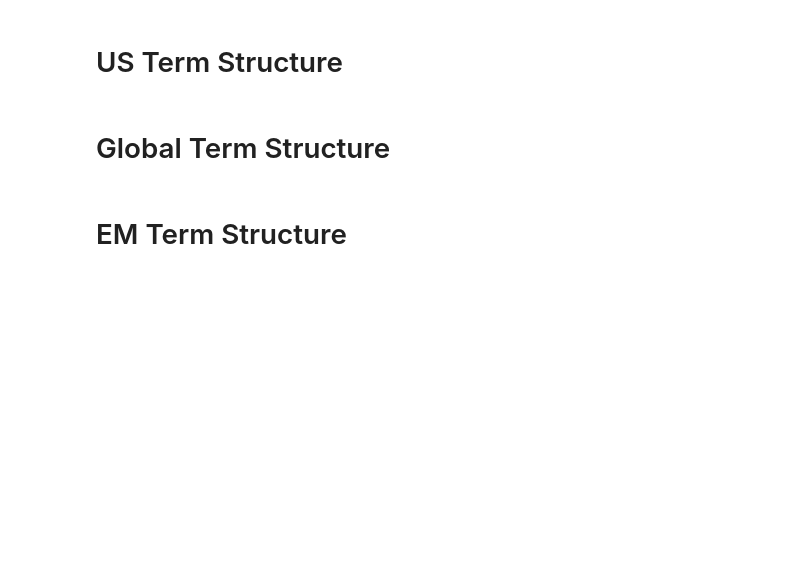
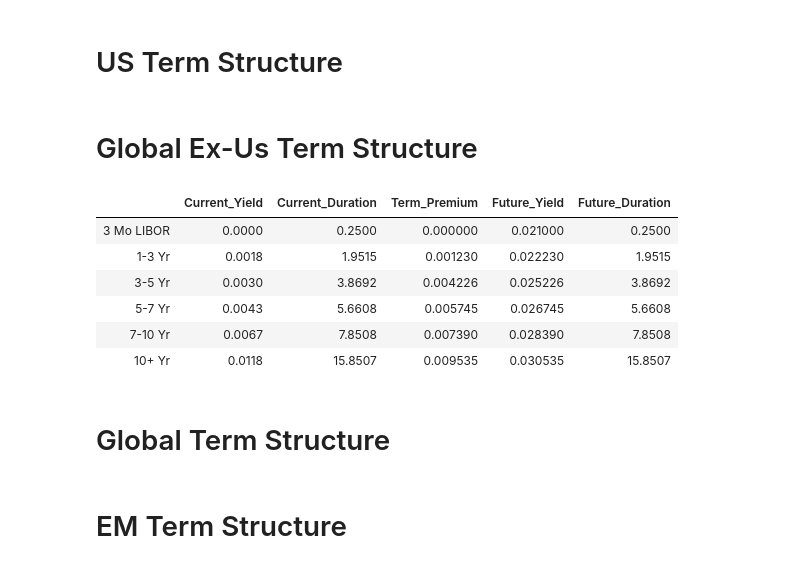
Before and after one commit to xbbld4x/CMAs, a Jupyter notebook: fixed_income_calcs.ipynb, the cells around one changed output. Drawn from its saved outputs; the diff is of its cells as text; code cells hidden in the pictures; blank space fills up the shorter version.

```diff
--- a/fixed_income_calcs.ipynb
+++ b/fixed_income_calcs.ipynb
@@ -14,7 +14,7 @@ from scipy.stats import mstats
 # %%
 # Date range for dataframes
 last_date = datetime.strptime(cma.val_dict['as_of_date'], '%m-%d-%Y')
-first_date = last_date - relativedelta(years=20)
+first_date = last_date - relativedelta(years=20) + relativedelta(months=1)
 # %% [markdown]
 # US Term Structure
 # %%
@@ -23,8 +23,8 @@ df_treas_yields = pd.read_excel('P:\\Advisory\\Research\\Automation\\CMAs\\Data\
 df_treas_durations = pd.read_excel('P:\\Advisory\\Research\\Automation\\CMAs\\data\\term_structure_data.xlsx', sheet_name='us_treas_dur', index_col=0)
 
 # Filter dataframes to only include 20 years of data
-df_treas_yields = df_treas_yields.loc[:cma.val_dict['as_of_date'], :]
-df_treas_durations = df_treas_durations.loc[:cma.val_dict['as_of_date'], :]
+df_treas_yields = df_treas_yields.loc[first_date:last_date, :]
+df_treas_durations = df_treas_durations.loc[first_date:last_date, :]
 
 # Get latest values
 current_yield_list = (df_treas_yields.iloc[-1,:] / 100).round(4)
@@ -106,3 +105,5 @@ for i in range(0, 11):
 
 df_us_yield_curves = pd.DataFrame(curve_list).T
 df_us_yield_curves['Term Structure'] = term_structure
+# %% [markdown]
+# Global Ex-Us Term Structure
@@ -108,0 +135,36 @@ df_us_yield_curves['Term Structure'] = term_structure
+# %%
+# Global term premium
+iteration_list_gl_tp = [abs(df_us_yield_curves['Term Structure'] - x).idxmin() for x in gl_exus_current_duration_list]
+
+for i in range(6):
+    gl_exus_term_premium = [df_us_yield_curves.iloc[x, i] - future_yield for x in iteration_list_gl_tp]
+    gl_exus_term_premium[:] = [x - cma.val_dict['gl_exus_theme_tp_adjust']/100 for x in gl_exus_term_premium]
+    gl_exus_term_premium[0] = 0
+# %%
+gl_exus_future_yield = (cma.val_dict['gl_exus_inflation']/100 + cma.val_dict['gl_exus_rcr']/100)
+
+gl_exus_future_yield_list = [gl_exus_future_yield, (gl_exus_future_yield + gl_exus_term_premium[1]), (gl_exus_future_yield + gl_exus_term_premium[2]),
+                       (gl_exus_future_yield + gl_exus_term_premium[3]), (gl_exus_future_yield + gl_exus_term_premium[4]), (gl_exus_future_yield + gl_exus_term_premium[5])]
+gl_exus_future_duration_list = gl_exus_current_duration_list
+
+gl_exus_interest_rates = {'Current_Yield':gl_exus_current_yield_list,
+                     'Current_Duration':gl_exus_current_duration_list,
+                     'Term_Premium': gl_exus_term_premium,
+                     'Future_Yield':gl_exus_future_yield_list,
+                     'Future_Duration':gl_exus_future_duration_list}
+
+df_gl_exus_interest_rates = pd.DataFrame(gl_exus_interest_rates)
+df_gl_exus_interest_rates = df_gl_exus_interest_rates.rename(index = {0: "3 Mo LIBOR",
+                                                            1: "1-3 Yr",
+                                                            2: "3-5 Yr",
+                                                            3: "5-7 Yr",
+                                                            4: "7-10 Yr",
+                                                            5: "10+ Yr"})
+# %% [output]
+|  | Current_Yield | Current_Duration | Term_Premium | Future_Yield | Future_Duration |
+| 3 Mo LIBOR | 0.0000 | 0.2500 | 0.000000 | 0.021000 | 0.2500 |
+| 1-3 Yr | 0.0018 | 1.9515 | 0.001230 | 0.022230 | 1.9515 |
+| 3-5 Yr | 0.0030 | 3.8692 | 0.004226 | 0.025226 | 3.8692 |
+| 5-7 Yr | 0.0043 | 5.6608 | 0.005745 | 0.026745 | 5.6608 |
+| 7-10 Yr | 0.0067 | 7.8508 | 0.007390 | 0.028390 | 7.8508 |
+| 10+ Yr | 0.0118 | 15.8507 | 0.009535 | 0.030535 | 15.8507 |
```
Also changed, not shown: parts of 38 cells of this notebook, 15 other files.
